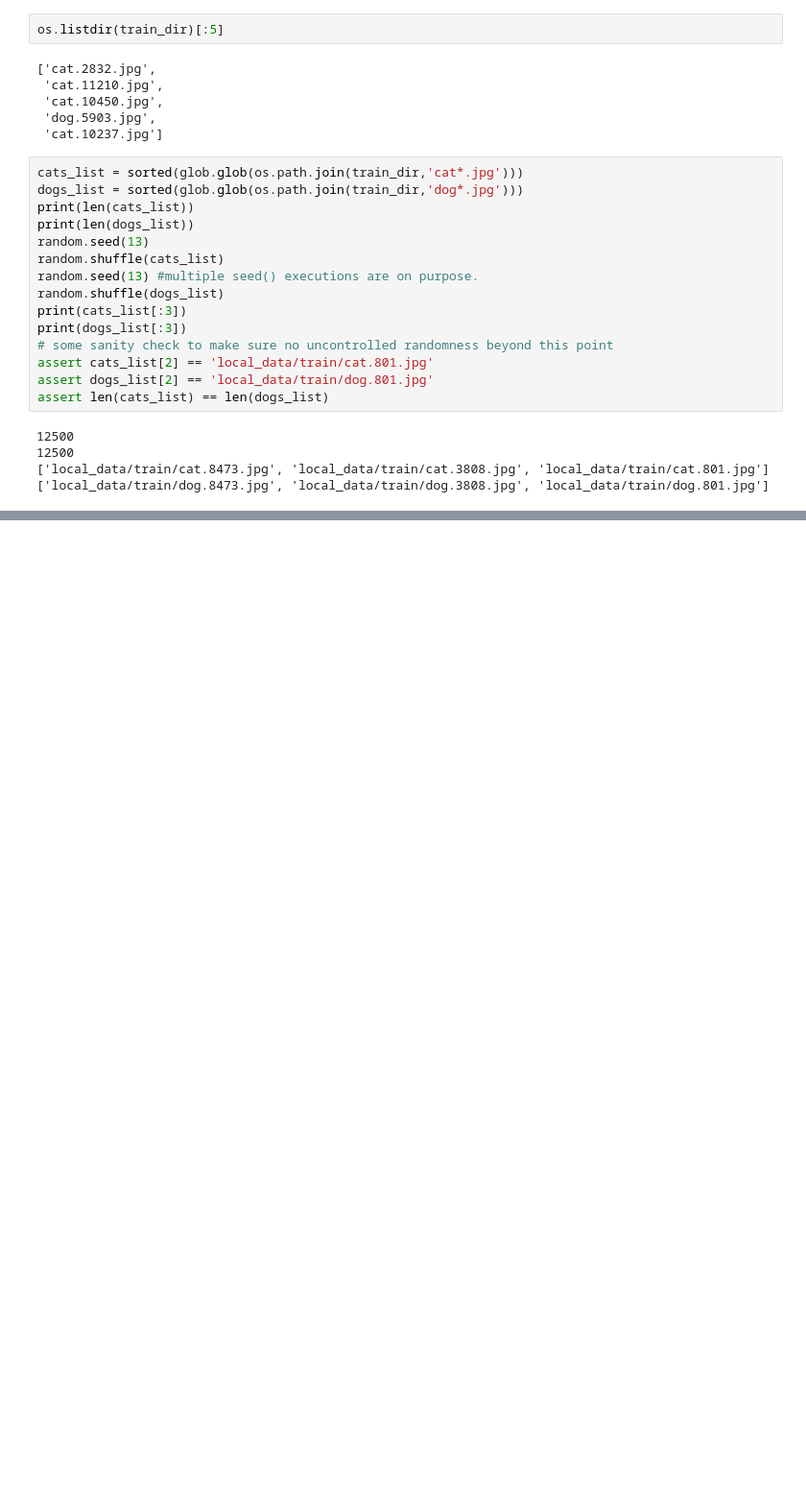
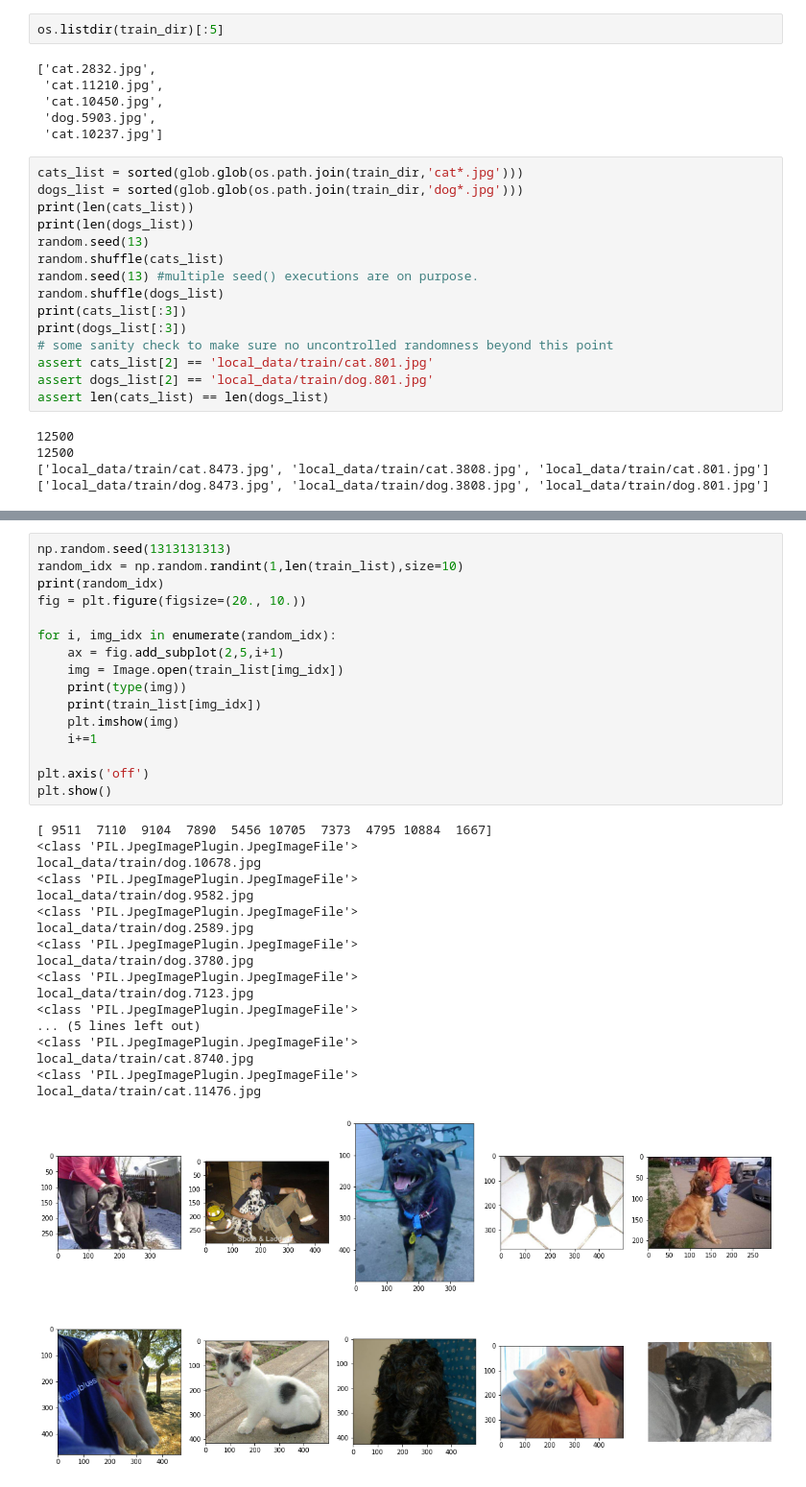
Before and after one commit to Huxwell/ColabNNs, a Jupyter notebook: cats_n_dogs_create_hybrids_pynb.ipynb, the cells around one changed output, grey strips where cells are left out. Shown at 96% size. Saved outputs shown, nothing was run; the diff lists cells and outputs as text; blank space fills up the shorter version.

```diff
--- a/cats_n_dogs_create_hybrids_pynb.ipynb
+++ b/cats_n_dogs_create_hybrids_pynb.ipynb
@@ -57,0 +110,35 @@ assert len(cats_list) == len(dogs_list)
+# %%
+np.random.seed(1313131313)
+random_idx = np.random.randint(1,len(train_list),size=10)
+print(random_idx)
+fig = plt.figure(figsize=(20., 10.))
+
+for i, img_idx in enumerate(random_idx):
+    ax = fig.add_subplot(2,5,i+1)
+    img = Image.open(train_list[img_idx])
+    print(type(img))
+    print(train_list[img_idx])
+    plt.imshow(img)
+    i+=1
+
+plt.axis('off')
+plt.show()
+# %% [output]
+[ 9511  7110  9104  7890  5456 10705  7373  4795 10884  1667]
+<class 'PIL.JpegImagePlugin.JpegImageFile'>
+local_data/train/dog.10678.jpg
+<class 'PIL.JpegImagePlugin.JpegImageFile'>
+local_data/train/dog.9582.jpg
+<class 'PIL.JpegImagePlugin.JpegImageFile'>
+local_data/train/dog.2589.jpg
+<class 'PIL.JpegImagePlugin.JpegImageFile'>
+local_data/train/dog.3780.jpg
+<class 'PIL.JpegImagePlugin.JpegImageFile'>
+local_data/train/dog.7123.jpg
+<class 'PIL.JpegImagePlugin.JpegImageFile'>
+... (5 lines left out)
+<class 'PIL.JpegImagePlugin.JpegImageFile'>
+local_data/train/cat.8740.jpg
+<class 'PIL.JpegImagePlugin.JpegImageFile'>
+local_data/train/cat.11476.jpg
+[figure, added]
```
Also changed, not shown: parts of 11 cells of this notebook.
